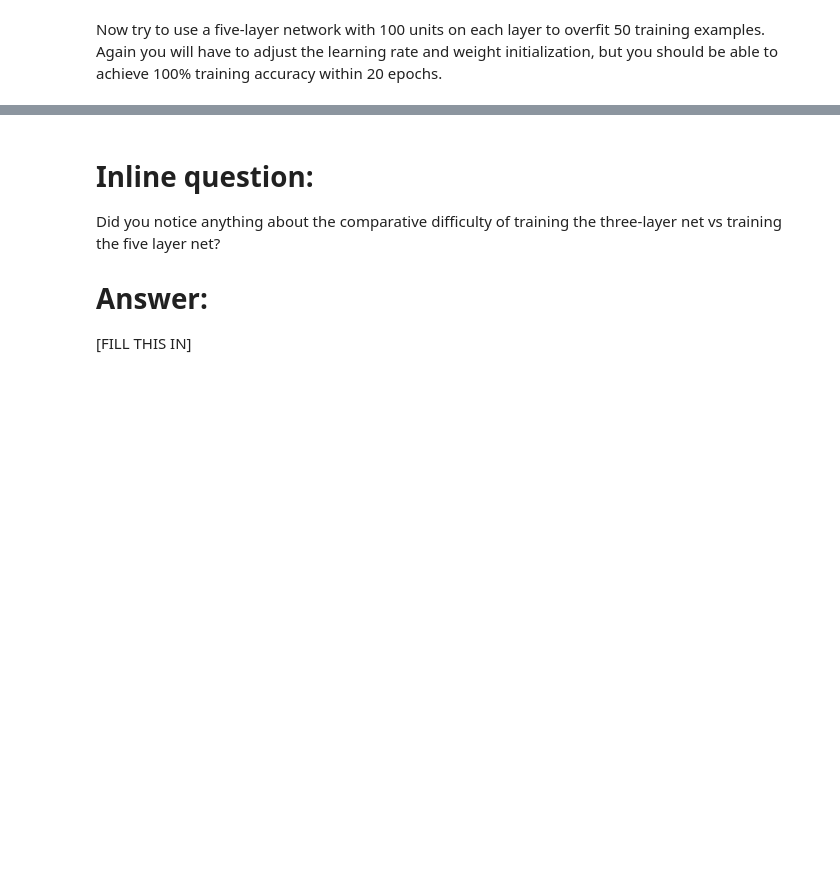
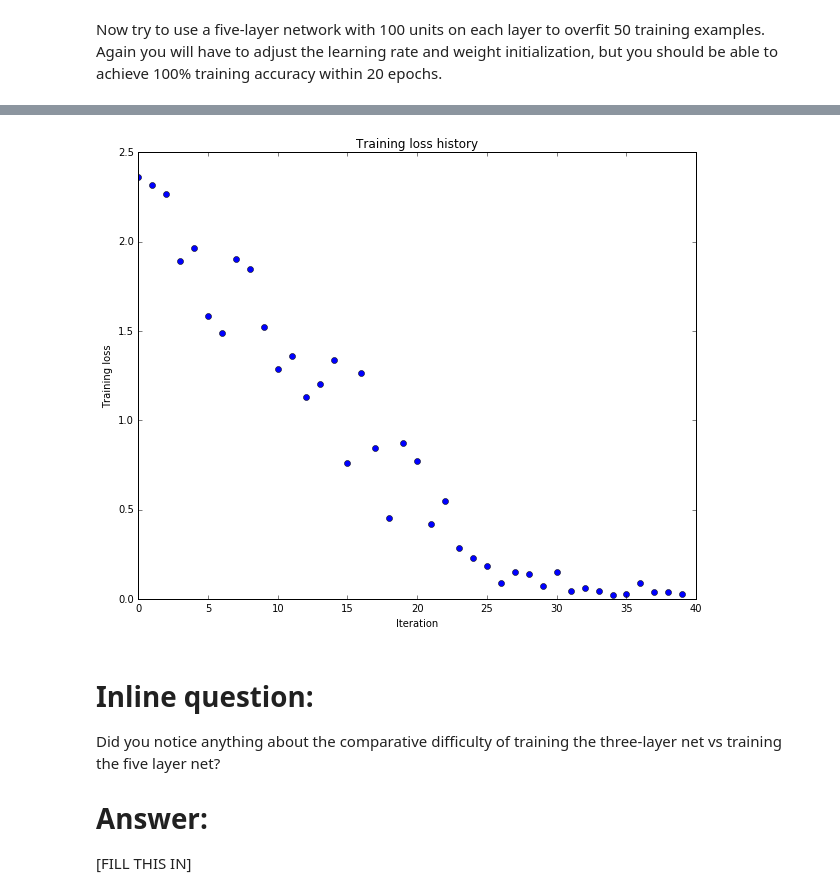
Before and after one commit to se7oluti0n/cs231n-work, a Jupyter notebook: assignment2/FullyConnectedNets.ipynb, the cells around one changed output, grey strips where cells are left out. Cells and saved outputs as stored; diff of their text form; code cells hidden in the pictures; blank space fills up the shorter version.

```diff
--- a/assignment2/FullyConnectedNets.ipynb
+++ b/assignment2/FullyConnectedNets.ipynb
@@ -404,8 +512,8 @@ small_data = {
   'y_val': data['y_val'],
 }
 
-learning_rate = 1e-3
-weight_scale = 1e-5
+learning_rate = 0.025219
+weight_scale = 0.035140
 model = FullyConnectedNet([100, 100, 100, 100],
                 weight_scale=weight_scale, dtype=np.float64)
 solver = Solver(model, small_data,
@@ -422,3 +530,4 @@ plt.title('Training loss history')
 plt.xlabel('Iteration')
 plt.ylabel('Training loss')
 plt.show()
+# %% [output]
@@ -425,3 +551,4 @@ plt.show()
+[figure, added]
 # %% [markdown]
 # Inline question:
 Did you notice anything about the comparative difficulty of training the three-layer net vs training the five layer net?
```
Also changed, not shown: parts of 13 cells of this notebook, 2 other files.
